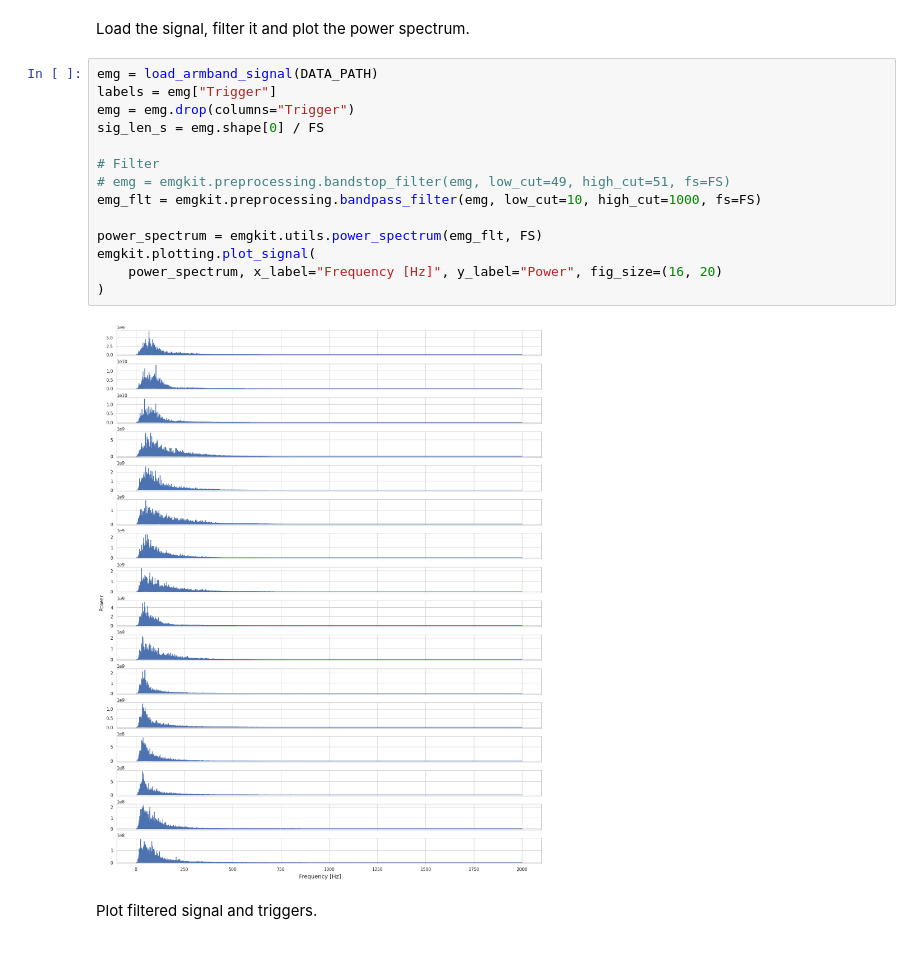
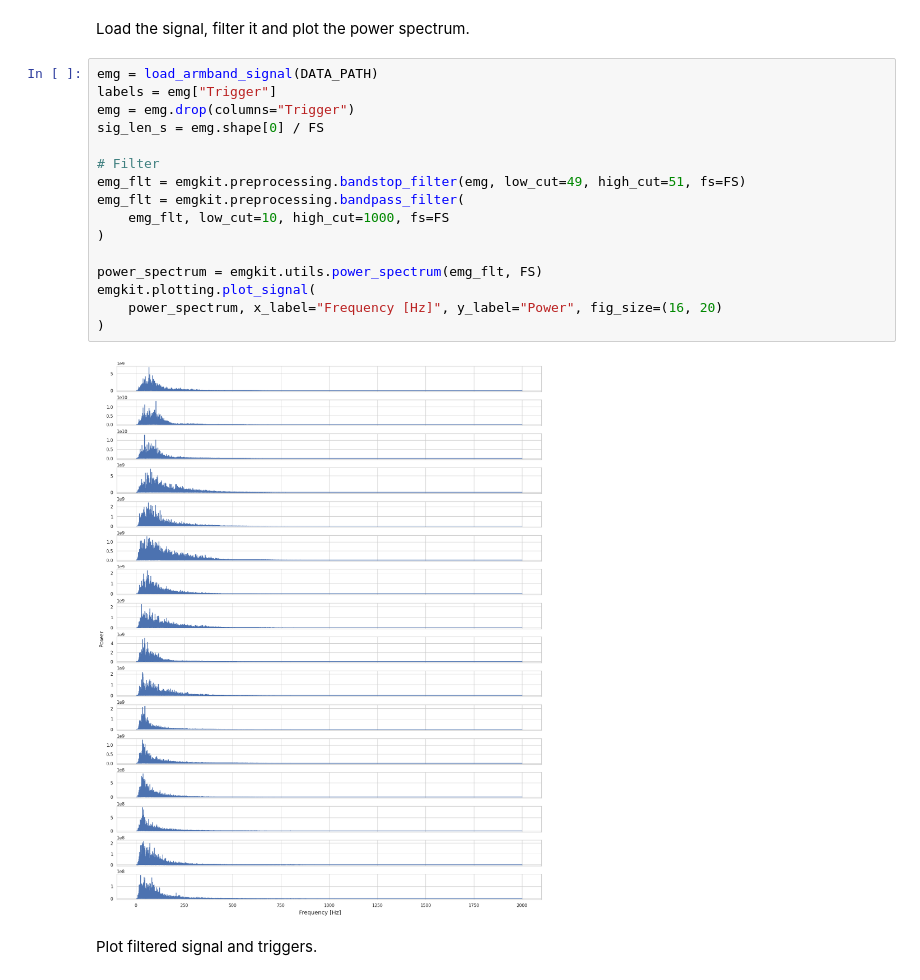
Before and after one commit to pulp-bio/emgkit, a Jupyter notebook: examples/Decomposition of sEMG signals from armband.ipynb, the cells around one changed output. Drawn from its saved outputs; the diff is of its cells as text.

```diff
--- a/examples/Decomposition of sEMG signals from armband.ipynb
+++ b/examples/Decomposition of sEMG signals from armband.ipynb
@@ -31,19 +31,21 @@ Load the signal, filter it and plot the power spectrum.
 # %%
 emg = load_armband_signal(DATA_PATH)
 labels = emg["Trigger"]
 emg = emg.drop(columns="Trigger")
 sig_len_s = emg.shape[0] / FS
 
 # Filter
-# emg = emgkit.preprocessing.bandstop_filter(emg, low_cut=49, high_cut=51, fs=FS)
-emg_flt = emgkit.preprocessing.bandpass_filter(emg, low_cut=10, high_cut=1000, fs=FS)
+emg_flt = emgkit.preprocessing.bandstop_filter(emg, low_cut=49, high_cut=51, fs=FS)
+emg_flt = emgkit.preprocessing.bandpass_filter(
+    emg_flt, low_cut=10, high_cut=1000, fs=FS
+)
 
 power_spectrum = emgkit.utils.power_spectrum(emg_flt, FS)
 emgkit.plotting.plot_signal(
     power_spectrum, x_label="Frequency [Hz]", y_label="Power", fig_size=(16, 20)
 )
 # %% [output]
-[figure, old version]
+[figure, new version]
 # %% [markdown]
 Plot filtered signal and triggers.
 # %%
```
Also changed, not shown: parts of 5 cells of this notebook, 1 other file.
